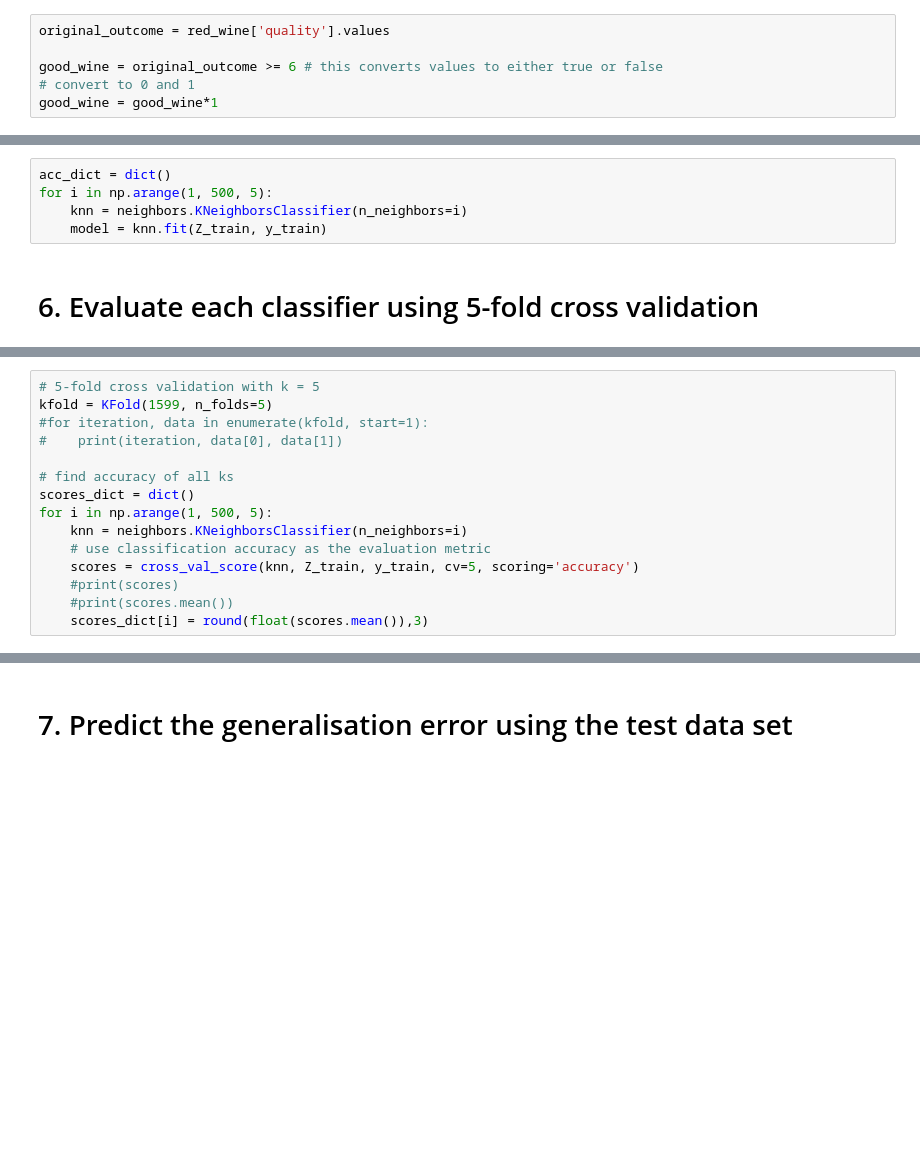
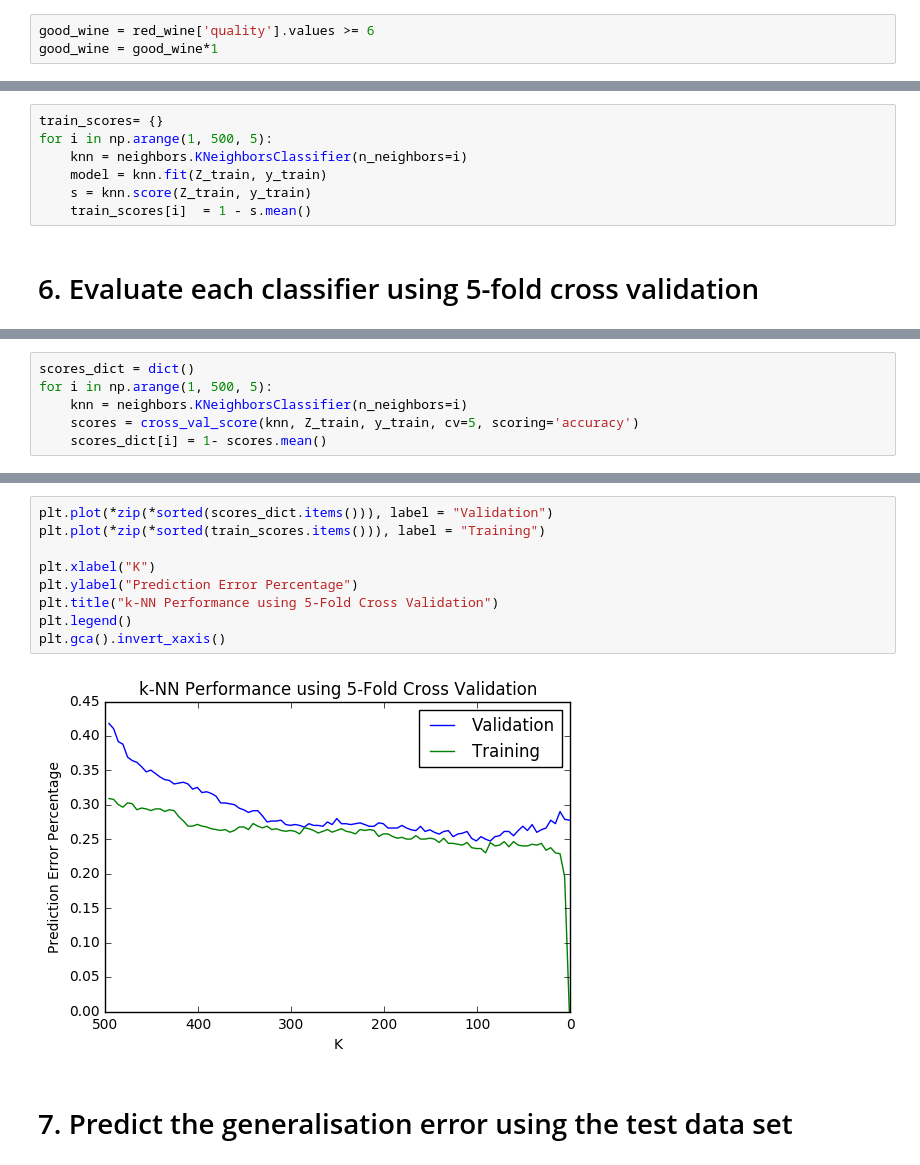
Before and after one commit to DewatiPerdani/Machine-Learning-Assignment-1, a Jupyter notebook: GroupHW1_RedWine.ipynb, the cells around one changed output, grey strips where cells are left out. Saved outputs shown, nothing was run; the diff lists cells and outputs as text; blank space fills up the shorter version.

Commit message:
Ready to Submit with cool plot

```diff
--- a/GroupHW1_RedWine.ipynb
+++ b/GroupHW1_RedWine.ipynb
@@ -17,8 +25,5 @@ red_wine = pd.read_csv("winequality-red.csv", sep=';')
 # %%
-original_outcome = red_wine['quality'].values
-
-good_wine = original_outcome >= 6 # this converts values to either true or false
-# convert to 0 and 1
+good_wine = red_wine['quality'].values >= 6
 good_wine = good_wine*1
 # %% [markdown]
 # 3. Normalize the data
@@ -81,10 +68,12 @@ array([[-0.35588914,  0.17971373, -0.98036188, ..., -0.46061807,
 # %% [markdown]
 # 5. Train the k-Nearest Neighbours classifiers
 # %%
-acc_dict = dict()
+train_scores= {}
 for i in np.arange(1, 500, 5):
     knn = neighbors.KNeighborsClassifier(n_neighbors=i)
     model = knn.fit(Z_train, y_train)
+    s = knn.score(Z_train, y_train)
+    train_scores[i]  = 1 - s.mean()
 # %% [markdown]
 # 6. Evaluate each classifier using 5-fold cross validation
 # %% [markdown]
@@ -93,16 +83,7 @@ For each k, we find the average accuracy of all the folds and then we choose the
 # %%
-# 5-fold cross validation with k = 5
-kfold = KFold(1599, n_folds=5)
-#for iteration, data in enumerate(kfold, start=1):
-#    print(iteration, data[0], data[1])
-
-# find accuracy of all ks
 scores_dict = dict()
 for i in np.arange(1, 500, 5):
     knn = neighbors.KNeighborsClassifier(n_neighbors=i)
-    # use classification accuracy as the evaluation metric
     scores = cross_val_score(knn, Z_train, y_train, cv=5, scoring='accuracy')
-    #print(scores)
-    #print(scores.mean())
-    scores_dict[i] = round(float(scores.mean()),3)
+    scores_dict[i] = 1- scores.mean()
 # %% [markdown]
@@ -120,3 +98,14 @@ scores_dict[max(scores_dict, key=scores_dict.get)]
+# %%
+plt.plot(*zip(*sorted(scores_dict.items())), label = "Validation")
+plt.plot(*zip(*sorted(train_scores.items())), label = "Training")
+
+plt.xlabel("K")
+plt.ylabel("Prediction Error Percentage")
+plt.title("k-NN Performance using 5-Fold Cross Validation")
+plt.legend()
+plt.gca().invert_xaxis()
+# %% [output]
+[figure, added]
 # %% [markdown]
 # 7. Predict the generalisation error using the test data set
 # %%
```
Also changed, not shown: parts of 21 cells of this notebook.
